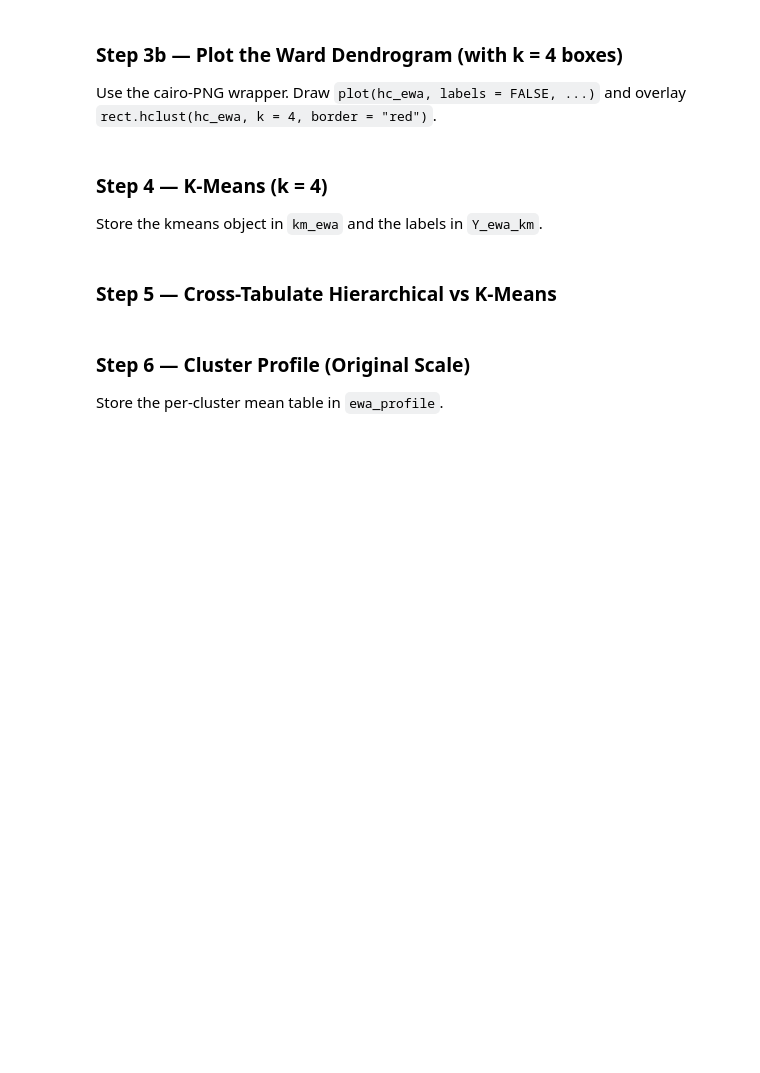
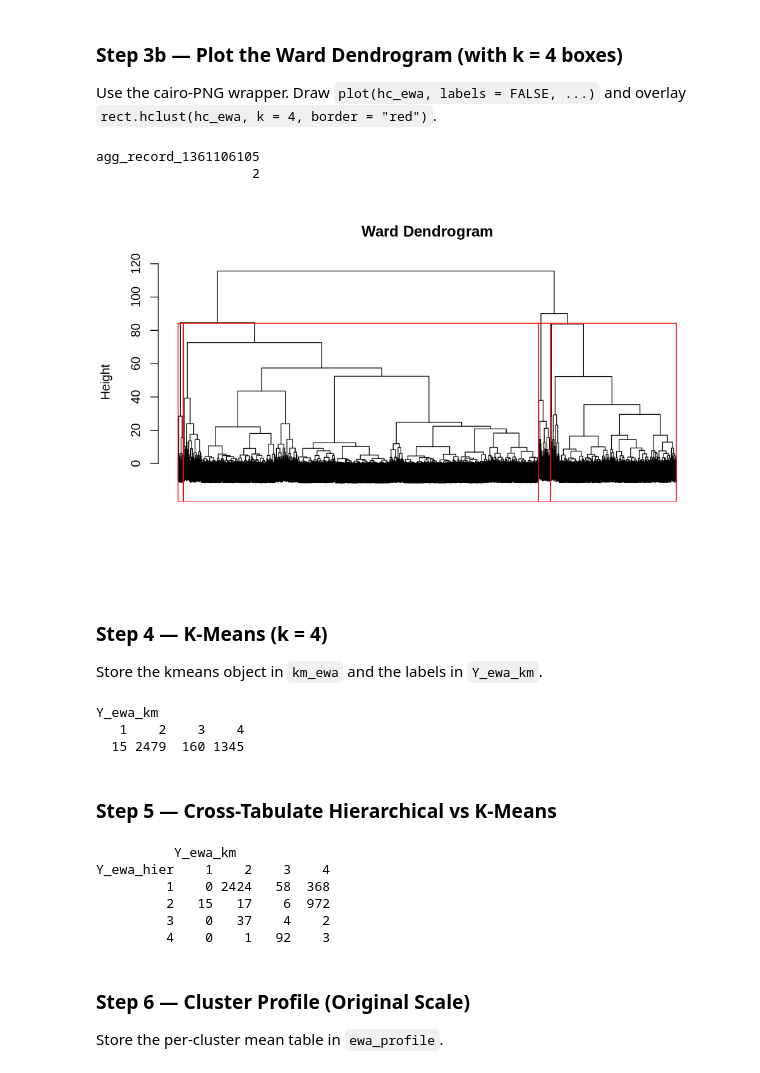
Before and after one commit to Alex-Weis4/Laughing-parakeet, a Jupyter notebook: Homework/Weis_Alexander_Final.ipynb, the cells around one changed output. Drawn from its saved outputs; the diff is of its cells as text; code cells hidden in the pictures; blank space fills up the shorter version.

```diff
--- a/Homework/Weis_Alexander_Final.ipynb
+++ b/Homework/Weis_Alexander_Final.ipynb
@@ -939,10 +938,8 @@ WORST predicted profile:
 Store the cleaned dataframe in `ewa.df` and the standardized matrix in `X_ewa_norm`.
 # %%
 # Required objects: ewa.df, X_ewa_norm
-colnames(mlba::EastWestAirlinesCluster)
-ewa.df      <- mlba::EastWestAirlinesCluster %>%
-select(-ID., -Award.)    # replace NULL with your code
-X_ewa_norm  <- scale(ewa.df)    # replace NULL with your code
+ewa.df     <- mlba::EastWestAirlinesCluster[, !names(mlba::EastWestAirlinesCluster) %in% c("ID.", "Award.")]
+X_ewa_norm <- scale(ewa.df)   # replace NULL with your code
 
 cat("n =", nrow(ewa.df), " p =", ncol(ewa.df), "\n")
 # %% [output]
@@ -1001,36 +975,47 @@ overlay `rect.hclust(hc_ewa, k = 4, border = "red")`.
 # %%
 tmp_file <- tempfile(fileext = ".png")
 png(tmp_file, width = 1000, height = 600, res = 120,
     type = "cairo", family = "sans")
 
-# YOUR CODE HERE — delete this comment when you add your code
 
-
-NULL    # replace NULL with your plot(...) call
-NULL    # replace NULL with your rect.hclust(...) call
+plot(hc_ewa, labels = FALSE, main = "Ward Dendrogram", xlab = "", sub = "")    # replace NULL with your plot(...) call
+rect.hclust(hc_ewa, k = 4, border = "red")    # replace NULL with your rect.hclust(...) call
 
 dev.off()
 IRdisplay::display_png(file = tmp_file)
+# %% [output]
+agg_record_1361106105
+                    2
+[figure, added]
 # %% [markdown]
 ### Step 4 — K-Means (k = 4)
 
 Store the kmeans object in `km_ewa` and the labels in `Y_ewa_km`.
 # %%
 set.seed(42)
-# YOUR CODE HERE — delete this comment when you add your code
 # Required objects: km_ewa, Y_ewa_km
 
-km_ewa   <- NULL    # replace NULL with your code   (centers = 4, nstart = 25)
-Y_ewa_km <- NULL    # replace NULL with your code
+km_ewa   <- kmeans(X_ewa_norm, centers = 4, nstart = 25)    # replace NULL with your code   (centers = 4, nstart = 25)
+Y_ewa_km <- km_ewa$cluster    # replace NULL with your code
 
 table(Y_ewa_km)
+# %% [output]
+Y_ewa_km
+   1    2    3    4
+  15 2479  160 1345
 # %% [markdown]
 ### Step 5 — Cross-Tabulate Hierarchical vs K-Means
 # %%
-# YOUR CODE HERE — delete this comment when you add your code
 # Print a cross-tabulation of Y_ewa_hier (rows) vs Y_ewa_km (columns).
 
-NULL    # replace NULL with your code
+table(Y_ewa_hier, Y_ewa_km)    # replace NULL with your code
+# %% [output]
+          Y_ewa_km
+Y_ewa_hier    1    2    3    4
+         1    0 2424   58  368
+         2   15   17    6  972
+         3    0   37    4    2
+         4    0    1   92    3
 # %% [markdown]
 ### Step 6 — Cluster Profile (Original Scale)
 
```
Also changed, not shown: parts of 18 cells of this notebook.
